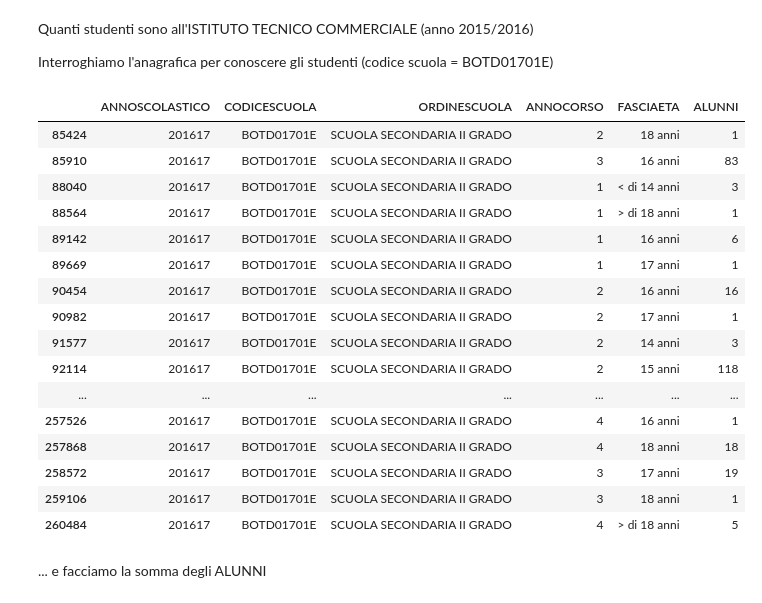
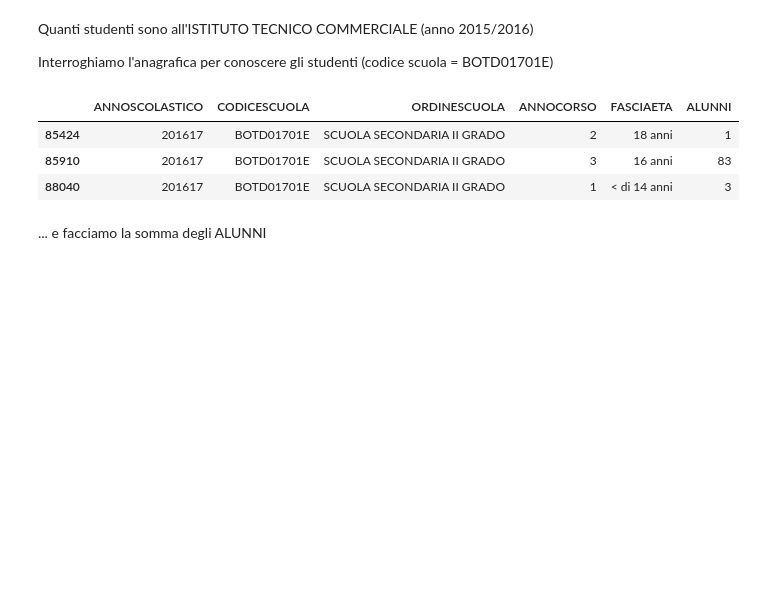
Before and after one commit to napo/opendatamiur, a Jupyter notebook: MIUR_OpenData.ipynb, the cells around one changed output. Cells and saved outputs as stored; diff of their text form; code cells hidden in the pictures; blank space fills up the shorter version.

```diff
--- a/MIUR_OpenData.ipynb
+++ b/MIUR_OpenData.ipynb
@@ -997,25 +995,12 @@ Quanti studenti sono all'ISTITUTO TECNICO COMMERCIALE (anno 2015/2016)
 
 Interroghiamo l'anagrafica per conoscere gli studenti (codice scuola = BOTD01701E)
 # %%
-anagrafica_studenti1516[anagrafica_studenti1516.CODICESCUOLA=='BOTD01701E']
+anagrafica_studenti1516[anagrafica_studenti1516.CODICESCUOLA=='BOTD01701E'].head(3)
 # %% [output]
 |  | ANNOSCOLASTICO | CODICESCUOLA | ORDINESCUOLA | ANNOCORSO | FASCIAETA | ALUNNI |
 | 85424 | 201617 | BOTD01701E | SCUOLA SECONDARIA II GRADO | 2 | 18 anni | 1 |
 | 85910 | 201617 | BOTD01701E | SCUOLA SECONDARIA II GRADO | 3 | 16 anni | 83 |
 | 88040 | 201617 | BOTD01701E | SCUOLA SECONDARIA II GRADO | 1 | < di 14 anni | 3 |
-| 88564 | 201617 | BOTD01701E | SCUOLA SECONDARIA II GRADO | 1 | > di 18 anni | 1 |
-| 89142 | 201617 | BOTD01701E | SCUOLA SECONDARIA II GRADO | 1 | 16 anni | 6 |
-| 89669 | 201617 | BOTD01701E | SCUOLA SECONDARIA II GRADO | 1 | 17 anni | 1 |
-| 90454 | 201617 | BOTD01701E | SCUOLA SECONDARIA II GRADO | 2 | 16 anni | 16 |
-| 90982 | 201617 | BOTD01701E | SCUOLA SECONDARIA II GRADO | 2 | 17 anni | 1 |
-| 91577 | 201617 | BOTD01701E | SCUOLA SECONDARIA II GRADO | 2 | 14 anni | 3 |
-| 92114 | 201617 | BOTD01701E | SCUOLA SECONDARIA II GRADO | 2 | 15 anni | 118 |
-| ... | ... | ... | ... | ... | ... | ... |
-| 257526 | 201617 | BOTD01701E | SCUOLA SECONDARIA II GRADO | 4 | 16 anni | 1 |
-| 257868 | 201617 | BOTD01701E | SCUOLA SECONDARIA II GRADO | 4 | 18 anni | 18 |
-| 258572 | 201617 | BOTD01701E | SCUOLA SECONDARIA II GRADO | 3 | 17 anni | 19 |
-| 259106 | 201617 | BOTD01701E | SCUOLA SECONDARIA II GRADO | 3 | 18 anni | 1 |
-| 260484 | 201617 | BOTD01701E | SCUOLA SECONDARIA II GRADO | 4 | > di 18 anni | 5 |
 # %% [markdown]
 ... e facciamo la somma degli ALUNNI
 # %%
```
Also changed, not shown: parts of 21 cells of this notebook.
